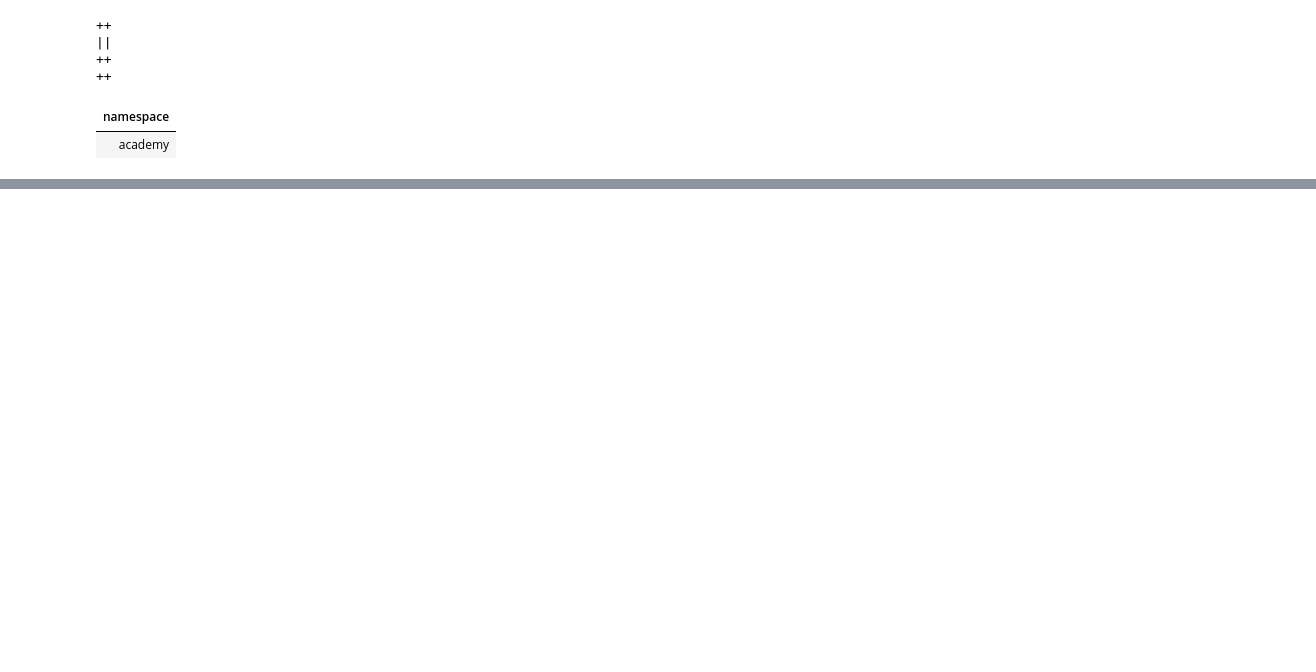
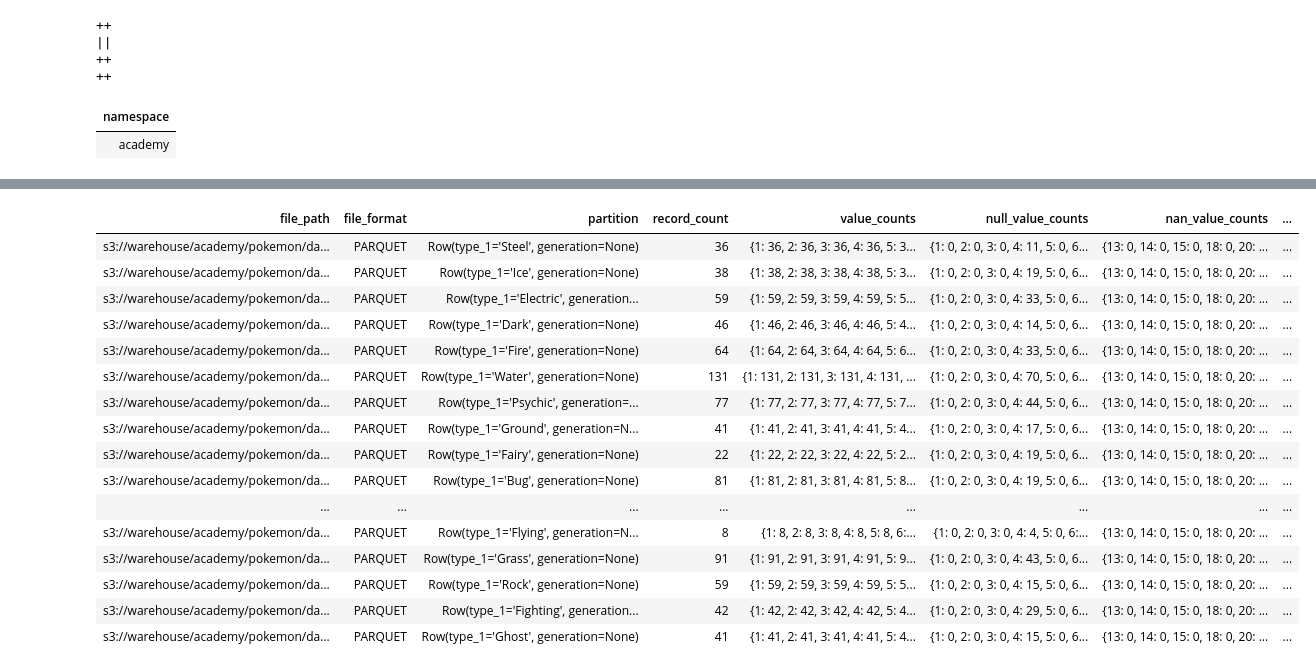
Before and after one commit to team-data-science/iceberg, a Jupyter notebook: notebooks/learndataengineering_iceberg_intro.ipynb, the cells around one changed output, grey strips where cells are left out. Cells and saved outputs as stored; diff of their text form; code cells hidden in the pictures; blank space fills up the shorter version.

```diff
--- a/notebooks/learndataengineering_iceberg_intro.ipynb
+++ b/notebooks/learndataengineering_iceberg_intro.ipynb
@@ -151,0 +150,32 @@ SELECT COUNT(*) FROM academy.pokemon.partitions;
+# %%
+%%sql
+SELECT
+    file_path,
+    file_format,
+    partition,
+    record_count,
+    value_counts,
+    null_value_counts,
+    nan_value_counts,
+    lower_bounds,
+    upper_bounds
+FROM
+  academy.pokemon.files
+# %% [output]
+| file_path | file_format | partition | record_count | value_counts | null_value_counts | nan_value_counts | ... |
+| s3://warehouse/academy/pokemon/da... | PARQUET | Row(type_1='Steel', generation=None) | 36 | {1: 36, 2: 36, 3: 36, 4: 36, 5: 3... | {1: 0, 2: 0, 3: 0, 4: 11, 5: 0, 6... | {13: 0, 14: 0, 15: 0, 18: 0, 20: ... | ... |
+| s3://warehouse/academy/pokemon/da... | PARQUET | Row(type_1='Ice', generation=None) | 38 | {1: 38, 2: 38, 3: 38, 4: 38, 5: 3... | {1: 0, 2: 0, 3: 0, 4: 19, 5: 0, 6... | {13: 0, 14: 0, 15: 0, 18: 0, 20: ... | ... |
+| s3://warehouse/academy/pokemon/da... | PARQUET | Row(type_1='Electric', generation... | 59 | {1: 59, 2: 59, 3: 59, 4: 59, 5: 5... | {1: 0, 2: 0, 3: 0, 4: 33, 5: 0, 6... | {13: 0, 14: 0, 15: 0, 18: 0, 20: ... | ... |
+| s3://warehouse/academy/pokemon/da... | PARQUET | Row(type_1='Dark', generation=None) | 46 | {1: 46, 2: 46, 3: 46, 4: 46, 5: 4... | {1: 0, 2: 0, 3: 0, 4: 14, 5: 0, 6... | {13: 0, 14: 0, 15: 0, 18: 0, 20: ... | ... |
+| s3://warehouse/academy/pokemon/da... | PARQUET | Row(type_1='Fire', generation=None) | 64 | {1: 64, 2: 64, 3: 64, 4: 64, 5: 6... | {1: 0, 2: 0, 3: 0, 4: 33, 5: 0, 6... | {13: 0, 14: 0, 15: 0, 18: 0, 20: ... | ... |
+| s3://warehouse/academy/pokemon/da... | PARQUET | Row(type_1='Water', generation=None) | 131 | {1: 131, 2: 131, 3: 131, 4: 131, ... | {1: 0, 2: 0, 3: 0, 4: 70, 5: 0, 6... | {13: 0, 14: 0, 15: 0, 18: 0, 20: ... | ... |
+| s3://warehouse/academy/pokemon/da... | PARQUET | Row(type_1='Psychic', generation=... | 77 | {1: 77, 2: 77, 3: 77, 4: 77, 5: 7... | {1: 0, 2: 0, 3: 0, 4: 44, 5: 0, 6... | {13: 0, 14: 0, 15: 0, 18: 0, 20: ... | ... |
+| s3://warehouse/academy/pokemon/da... | PARQUET | Row(type_1='Ground', generation=N... | 41 | {1: 41, 2: 41, 3: 41, 4: 41, 5: 4... | {1: 0, 2: 0, 3: 0, 4: 17, 5: 0, 6... | {13: 0, 14: 0, 15: 0, 18: 0, 20: ... | ... |
+| s3://warehouse/academy/pokemon/da... | PARQUET | Row(type_1='Fairy', generation=None) | 22 | {1: 22, 2: 22, 3: 22, 4: 22, 5: 2... | {1: 0, 2: 0, 3: 0, 4: 19, 5: 0, 6... | {13: 0, 14: 0, 15: 0, 18: 0, 20: ... | ... |
+| s3://warehouse/academy/pokemon/da... | PARQUET | Row(type_1='Bug', generation=None) | 81 | {1: 81, 2: 81, 3: 81, 4: 81, 5: 8... | {1: 0, 2: 0, 3: 0, 4: 19, 5: 0, 6... | {13: 0, 14: 0, 15: 0, 18: 0, 20: ... | ... |
+| ... | ... | ... | ... | ... | ... | ... | ... |
+| s3://warehouse/academy/pokemon/da... | PARQUET | Row(type_1='Flying', generation=N... | 8 | {1: 8, 2: 8, 3: 8, 4: 8, 5: 8, 6:... | {1: 0, 2: 0, 3: 0, 4: 4, 5: 0, 6:... | {13: 0, 14: 0, 15: 0, 18: 0, 20: ... | ... |
+| s3://warehouse/academy/pokemon/da... | PARQUET | Row(type_1='Grass', generation=None) | 91 | {1: 91, 2: 91, 3: 91, 4: 91, 5: 9... | {1: 0, 2: 0, 3: 0, 4: 43, 5: 0, 6... | {13: 0, 14: 0, 15: 0, 18: 0, 20: ... | ... |
+| s3://warehouse/academy/pokemon/da... | PARQUET | Row(type_1='Rock', generation=None) | 59 | {1: 59, 2: 59, 3: 59, 4: 59, 5: 5... | {1: 0, 2: 0, 3: 0, 4: 15, 5: 0, 6... | {13: 0, 14: 0, 15: 0, 18: 0, 20: ... | ... |
+| s3://warehouse/academy/pokemon/da... | PARQUET | Row(type_1='Fighting', generation... | 42 | {1: 42, 2: 42, 3: 42, 4: 42, 5: 4... | {1: 0, 2: 0, 3: 0, 4: 29, 5: 0, 6... | {13: 0, 14: 0, 15: 0, 18: 0, 20: ... | ... |
+| s3://warehouse/academy/pokemon/da... | PARQUET | Row(type_1='Ghost', generation=None) | 41 | {1: 41, 2: 41, 3: 41, 4: 41, 5: 4... | {1: 0, 2: 0, 3: 0, 4: 15, 5: 0, 6... | {13: 0, 14: 0, 15: 0, 18: 0, 20: ... | ... |
```
Also changed, not shown: parts of 37 cells of this notebook, 1 other file.
